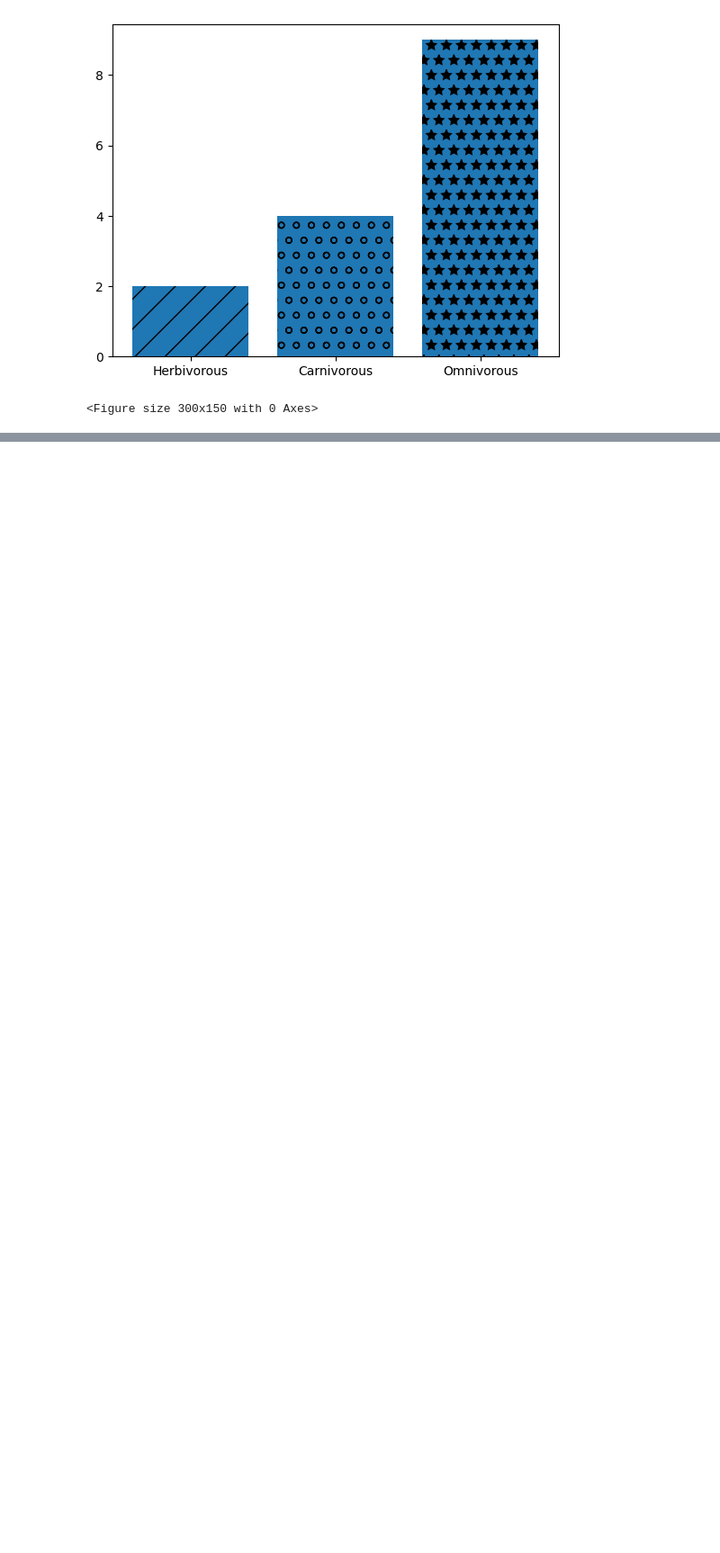
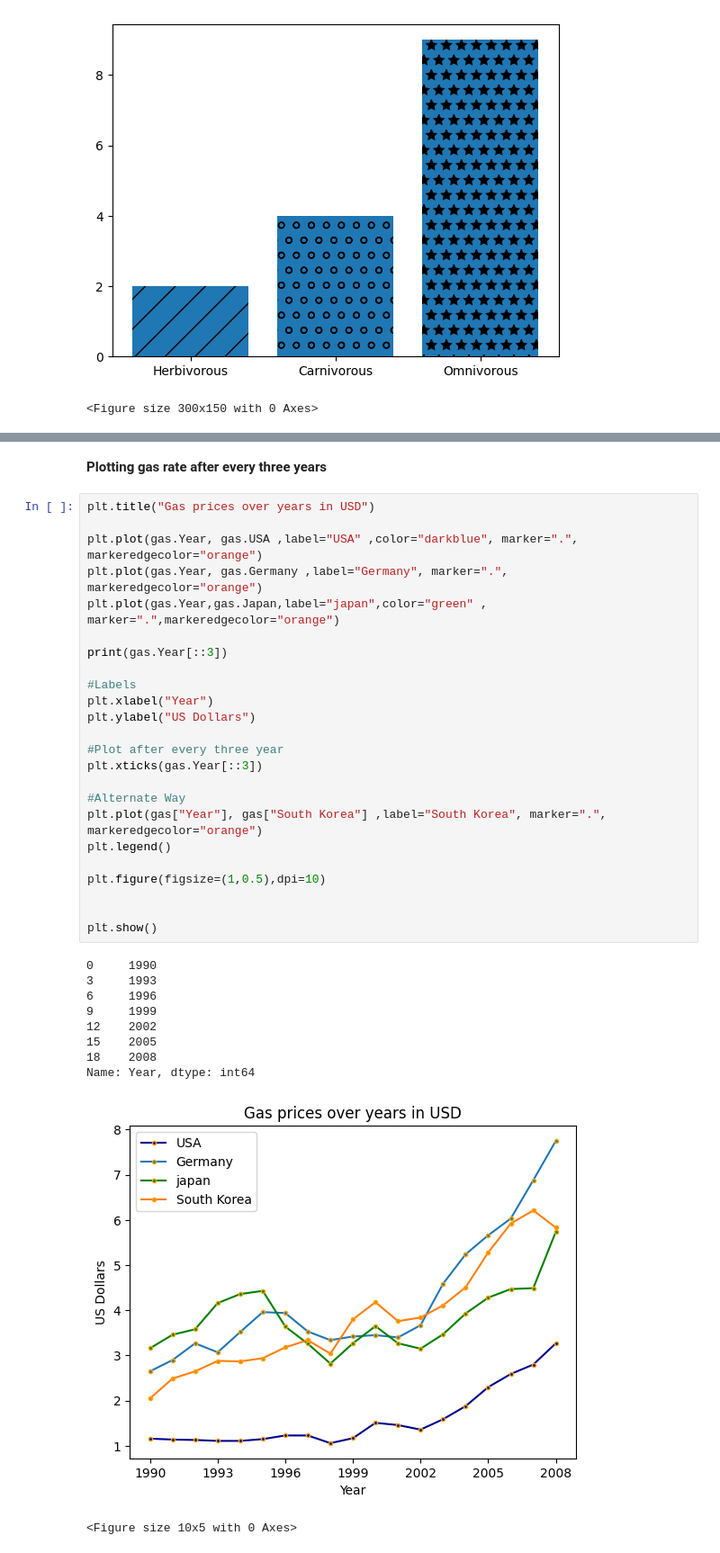
Before and after one commit to web-wizard-web/Python_for_AI_and_ML, a Jupyter notebook: Matplotlib/matplotlib.ipynb, the cells around one changed output, grey strips where cells are left out. Shown at 90% size. Cells and saved outputs as stored; diff of their text form; blank space fills up the shorter version.

```diff
--- a/Matplotlib/matplotlib.ipynb
+++ b/Matplotlib/matplotlib.ipynb
@@ -211,0 +256,37 @@ plt.show()
+# %% [markdown]
+**Plotting gas rate after every three years**
+# %%
+plt.title("Gas prices over years in USD")
+
+plt.plot(gas.Year, gas.USA ,label="USA" ,color="darkblue", marker=".", markeredgecolor="orange")
+plt.plot(gas.Year, gas.Germany ,label="Germany", marker=".", markeredgecolor="orange")
+plt.plot(gas.Year,gas.Japan,label="japan",color="green" , marker=".",markeredgecolor="orange")
+
+print(gas.Year[::3])
+
+#Labels
+plt.xlabel("Year")
+plt.ylabel("US Dollars")
+
+#Plot after every three year
+plt.xticks(gas.Year[::3])
+
+#Alternate Way
+plt.plot(gas["Year"], gas["South Korea"] ,label="South Korea", marker=".", markeredgecolor="orange")
+plt.legend()
+
+plt.figure(figsize=(1,0.5),dpi=10)
+
+
+plt.show()
+# %% [output]
+0     1990
+3     1993
+6     1996
+9     1999
+12    2002
+15    2005
+18    2008
+Name: Year, dtype: int64
+[figure, added]
+<Figure size 10x5 with 0 Axes>
```
Also changed, not shown: parts of 25 cells of this notebook, 2 other files.
